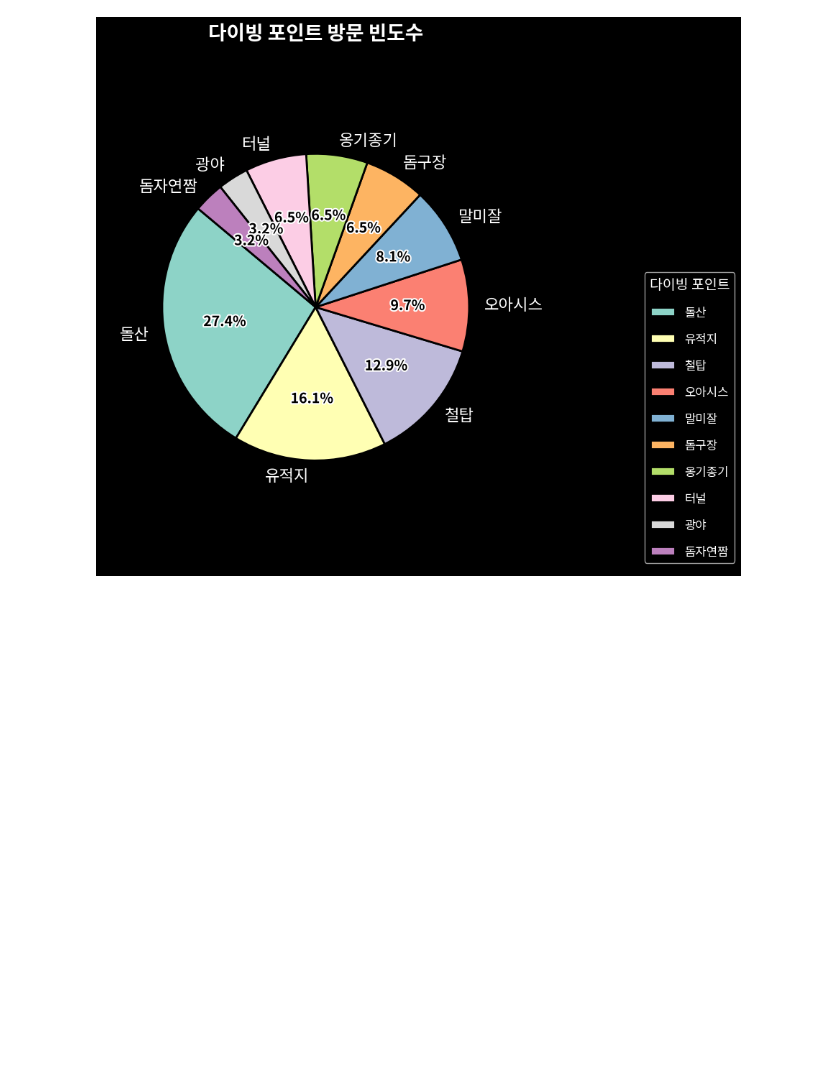
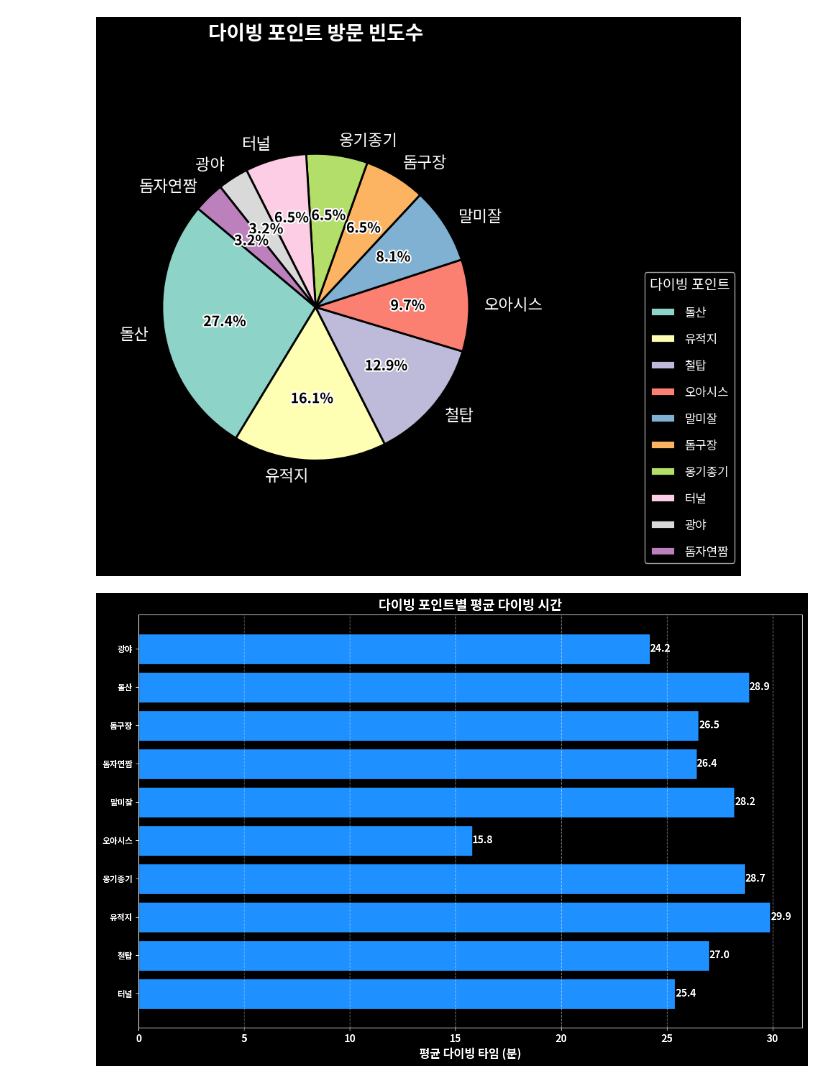
Before and after one commit to Eisenberg1113/data-analysis, a Jupyter notebook: main.ipynb, the cells around one changed output. Cells and saved outputs as stored; diff of their text form; code cells hidden in the pictures; blank space fills up the shorter version.

```diff
--- a/main.ipynb
+++ b/main.ipynb
@@ -193,3 +291,28 @@ plt.tight_layout()
 plt.show()
 # %% [output]
 [figure]
+# %%
+# 폴더별 평균 다이빙 시간 계산 및 시각화
+folder_avg_diving_times = {}
+for folder in folders:
+    folder_diving_times = [time for file, time in diving_times if folder in file]
+    if folder_diving_times:
+        folder_avg_diving_times[folder] = round(sum(folder_diving_times) / len(folder_diving_times), 1)
+
+# 시각화 추가
+plt.figure(figsize=(12, 8))
+plt.barh(list(folder_avg_diving_times.keys()), list(folder_avg_diving_times.values()), color='dodgerblue', edgecolor='black')
+
+# 막대 끝에 수치 추가
+for index, value in enumerate(folder_avg_diving_times.values()):
+    plt.text(value, index, f'{value:.1f}', va='center', fontsize=12, color='white', fontweight='bold')
+plt.xlabel('평균 다이빙 타임 (분)', fontsize=14,fontweight='bold')
+plt.title('다이빙 포인트별 평균 다이빙 시간', fontsize=16, fontweight='bold')
+plt.xticks(fontsize=12,fontweight='bold')
+plt.yticks(fontsize=10,fontweight='bold')
+plt.gca().invert_yaxis()  # 큰 값이 위로 오도록 설정
+plt.grid(axis='x', linestyle='--', alpha=0.7)  # 가독성을 위한 그리드 추가
+plt.tight_layout()
+plt.show()
+# %% [output]
+[figure, added]
```
Also changed, not shown: parts of 5 cells of this notebook.
